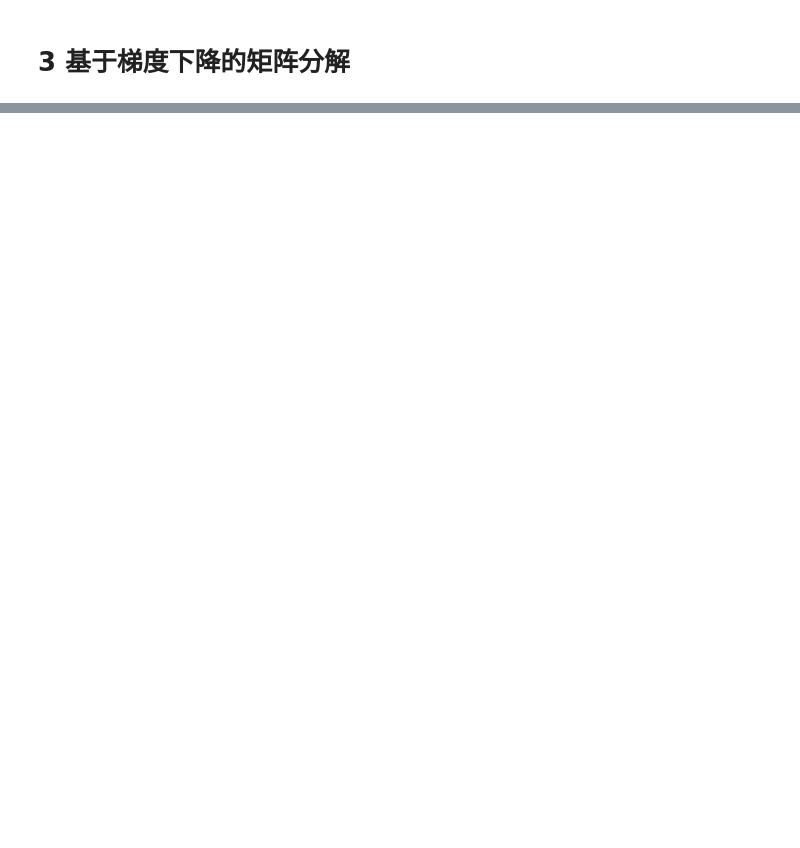
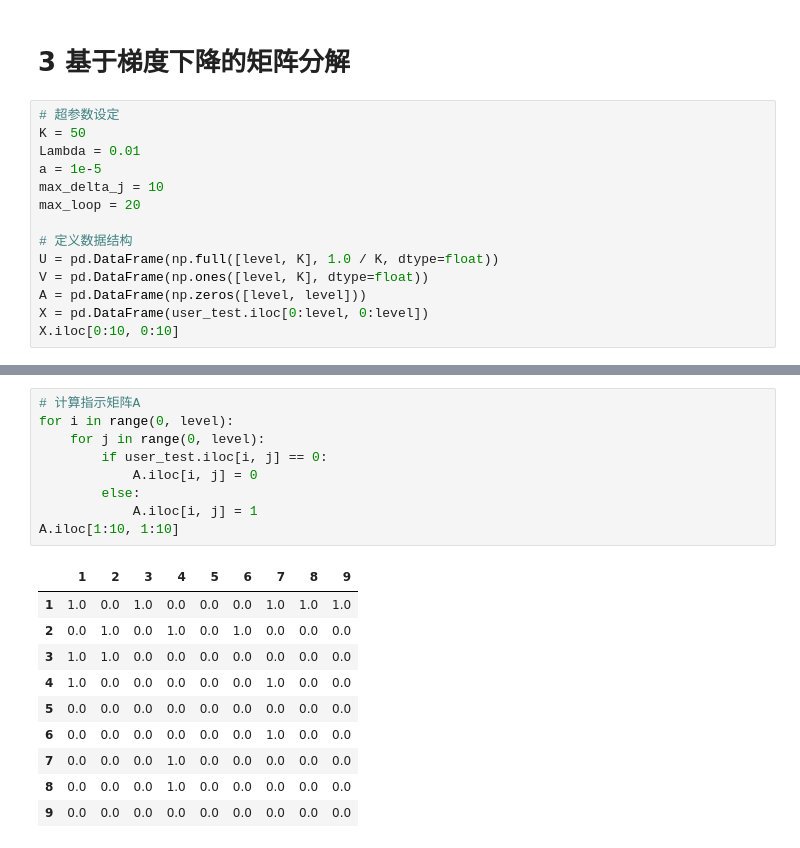
Before and after one commit to greengrassteam/BDA_PersonalizedRecommendation, a Jupyter notebook: main.ipynb, the cells around one changed output, grey strips where cells are left out. Cells and saved outputs as stored; diff of their text form; blank space fills up the shorter version.

```diff
--- a/main.ipynb
+++ b/main.ipynb
@@ -305,2 +347,16 @@ print(RMSE_base())
 # %% [markdown]
 # 3 基于梯度下降的矩阵分解
+# %%
+# 超参数设定
+K = 50
+Lambda = 0.01
+a = 1e-5
+max_delta_j = 10
+max_loop = 20
+
+# 定义数据结构
+U = pd.DataFrame(np.full([level, K], 1.0 / K, dtype=float))
+V = pd.DataFrame(np.ones([level, K], dtype=float))
+A = pd.DataFrame(np.zeros([level, level]))
+X = pd.DataFrame(user_test.iloc[0:level, 0:level])
+X.iloc[0:10, 0:10]
@@ -306,0 +375,20 @@ print(RMSE_base())
+# %%
+# 计算指示矩阵A
+for i in range(0, level):
+    for j in range(0, level):
+        if user_test.iloc[i, j] == 0:
+            A.iloc[i, j] = 0
+        else:
+            A.iloc[i, j] = 1
+A.iloc[1:10, 1:10]
+# %% [output]
+|  | 1 | 2 | 3 | 4 | 5 | 6 | 7 | 8 | 9 |
+| 1 | 1.0 | 0.0 | 1.0 | 0.0 | 0.0 | 0.0 | 1.0 | 1.0 | 1.0 |
+| 2 | 0.0 | 1.0 | 0.0 | 1.0 | 0.0 | 1.0 | 0.0 | 0.0 | 0.0 |
+| 3 | 1.0 | 1.0 | 0.0 | 0.0 | 0.0 | 0.0 | 0.0 | 0.0 | 0.0 |
+| 4 | 1.0 | 0.0 | 0.0 | 0.0 | 0.0 | 0.0 | 1.0 | 0.0 | 0.0 |
+| 5 | 0.0 | 0.0 | 0.0 | 0.0 | 0.0 | 0.0 | 0.0 | 0.0 | 0.0 |
+| 6 | 0.0 | 0.0 | 0.0 | 0.0 | 0.0 | 0.0 | 1.0 | 0.0 | 0.0 |
+| 7 | 0.0 | 0.0 | 0.0 | 1.0 | 0.0 | 0.0 | 0.0 | 0.0 | 0.0 |
+| 8 | 0.0 | 0.0 | 0.0 | 1.0 | 0.0 | 0.0 | 0.0 | 0.0 | 0.0 |
+| 9 | 0.0 | 0.0 | 0.0 | 0.0 | 0.0 | 0.0 | 0.0 | 0.0 | 0.0 |
```
Also changed, not shown: parts of 16 cells of this notebook.
